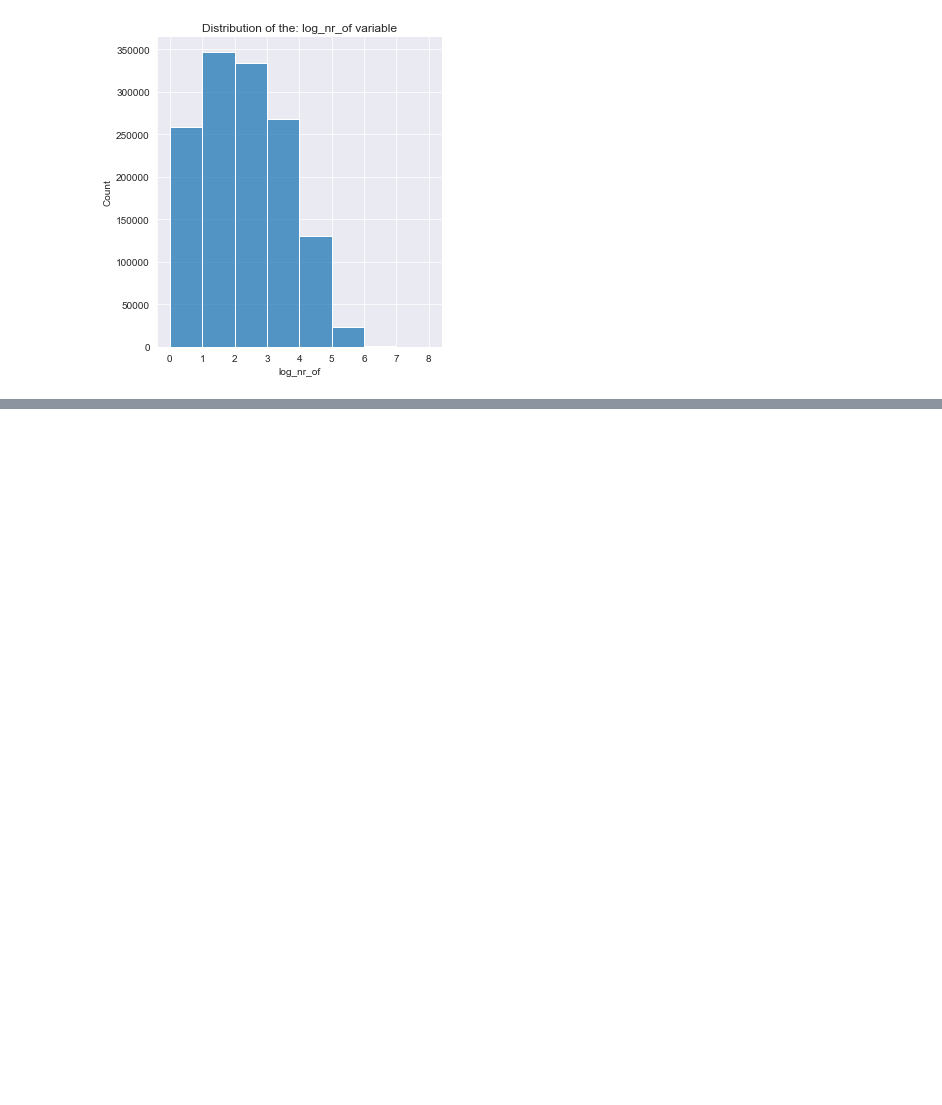
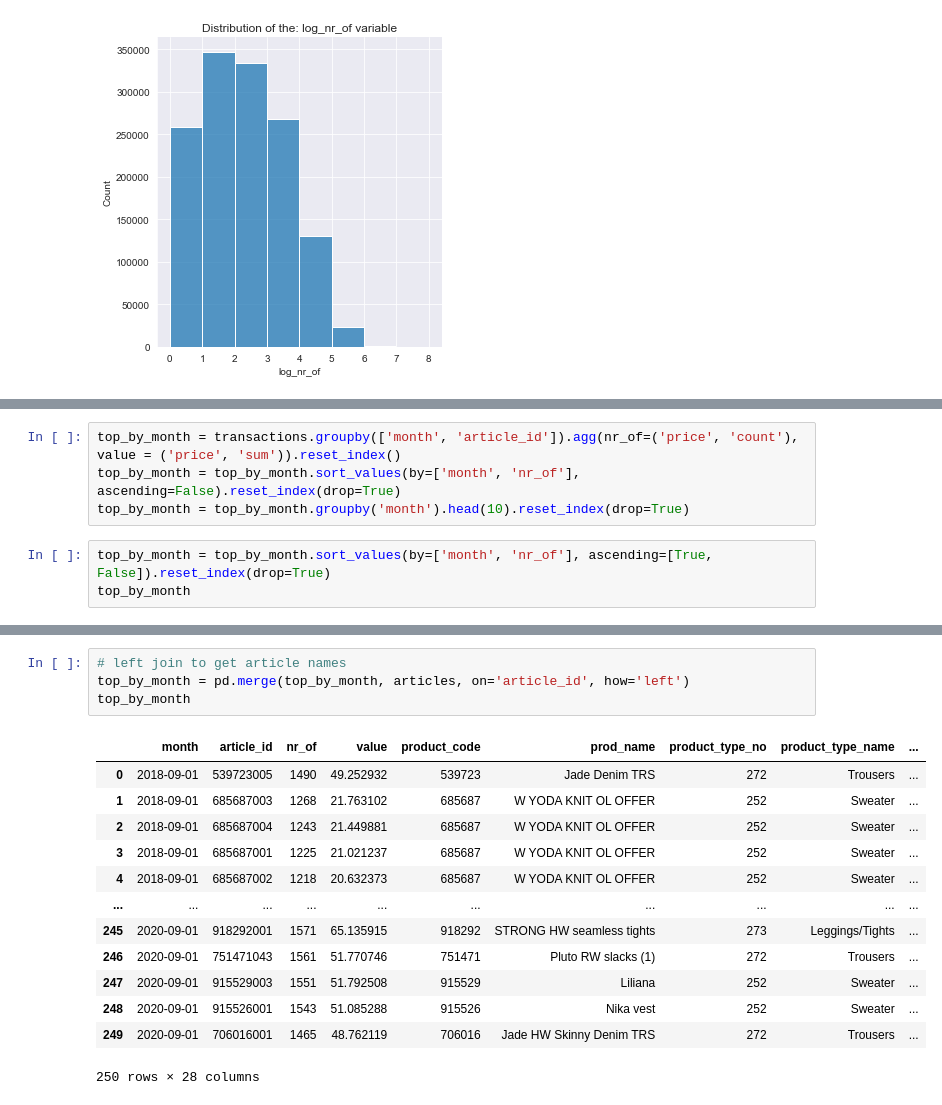
Before and after one commit to krinya/kaggle_handm, a Jupyter notebook: 01_start.ipynb, the cells around one changed output, grey strips where cells are left out. Saved outputs shown, nothing was run; the diff lists cells and outputs as text; blank space fills up the shorter version.

```diff
--- a/01_start.ipynb
+++ b/01_start.ipynb
@@ -169,0 +245,7 @@ plot_continous_histogram(count_purchase, 'log_nr_of', binwidth=1)
+# %%
+top_by_month = transactions.groupby(['month', 'article_id']).agg(nr_of=('price', 'count'), value = ('price', 'sum')).reset_index()
+top_by_month = top_by_month.sort_values(by=['month', 'nr_of'], ascending=False).reset_index(drop=True)
+top_by_month = top_by_month.groupby('month').head(10).reset_index(drop=True)
+# %%
+top_by_month = top_by_month.sort_values(by=['month', 'nr_of'], ascending=[True, False]).reset_index(drop=True)
+top_by_month
@@ -169,0 +266,18 @@ plot_continous_histogram(count_purchase, 'log_nr_of', binwidth=1)
+# %%
+# left join to get article names
+top_by_month = pd.merge(top_by_month, articles, on='article_id', how='left')
+top_by_month
+# %% [output]
+|  | month | article_id | nr_of | value | product_code | prod_name | product_type_no | product_type_name | ... |
+| 0 | 2018-09-01 | 539723005 | 1490 | 49.252932 | 539723 | Jade Denim TRS | 272 | Trousers | ... |
+| 1 | 2018-09-01 | 685687003 | 1268 | 21.763102 | 685687 | W YODA KNIT OL OFFER | 252 | Sweater | ... |
+| 2 | 2018-09-01 | 685687004 | 1243 | 21.449881 | 685687 | W YODA KNIT OL OFFER | 252 | Sweater | ... |
+| 3 | 2018-09-01 | 685687001 | 1225 | 21.021237 | 685687 | W YODA KNIT OL OFFER | 252 | Sweater | ... |
+| 4 | 2018-09-01 | 685687002 | 1218 | 20.632373 | 685687 | W YODA KNIT OL OFFER | 252 | Sweater | ... |
+| ... | ... | ... | ... | ... | ... | ... | ... | ... | ... |
+| 245 | 2020-09-01 | 918292001 | 1571 | 65.135915 | 918292 | STRONG HW seamless tights | 273 | Leggings/Tights | ... |
+| 246 | 2020-09-01 | 751471043 | 1561 | 51.770746 | 751471 | Pluto RW slacks (1) | 272 | Trousers | ... |
+| 247 | 2020-09-01 | 915529003 | 1551 | 51.792508 | 915529 | Liliana | 252 | Sweater | ... |
+| 248 | 2020-09-01 | 915526001 | 1543 | 51.085288 | 915526 | Nika vest | 252 | Sweater | ... |
+| 249 | 2020-09-01 | 706016001 | 1465 | 48.762119 | 706016 | Jade HW Skinny Denim TRS | 272 | Trousers | ... |
+250 rows × 28 columns
```
Also changed, not shown: parts of 13 cells of this notebook, 1 other file.
